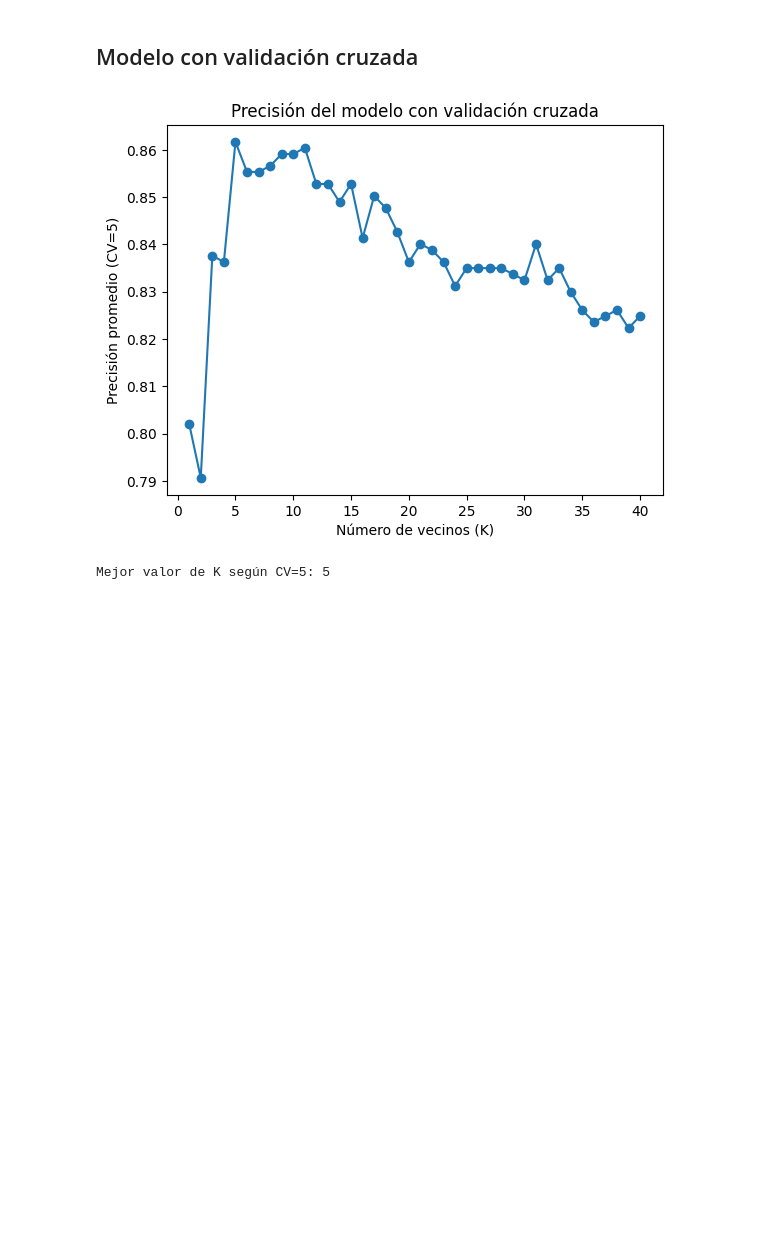
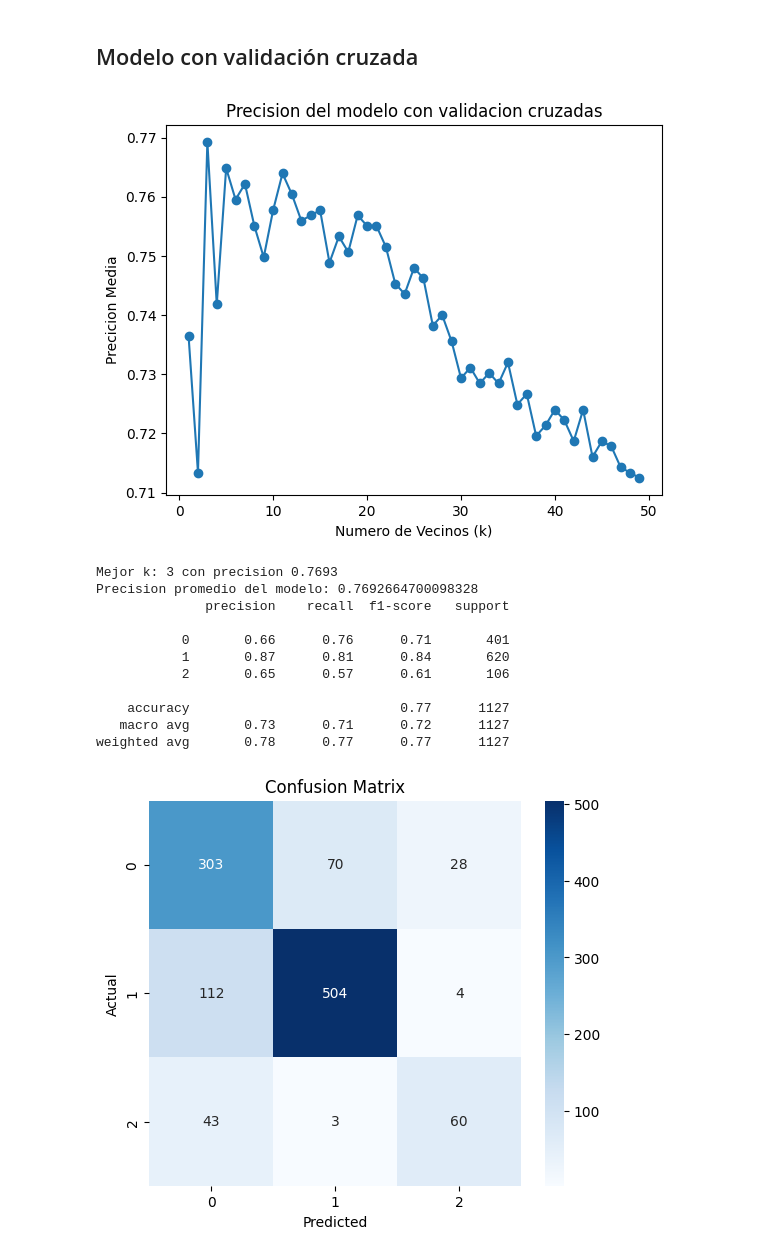
Before and after one commit to DiegoDuaS/KNN, a Jupyter notebook: actividades.ipynb, the cells around one changed output. Cells and saved outputs as stored; diff of their text form; code cells hidden in the pictures; blank space fills up the shorter version.

```diff
--- a/actividades.ipynb
+++ b/actividades.ipynb
@@ -285,16 +285,54 @@ weighted avg       0.87      0.86      0.86       339
 [figure]
 # %% [markdown]
 ## Modelo con validación cruzada
-# %%
-plt.plot(k_values, price_scores, marker='o')
-plt.xlabel('Número de vecinos (K)')
-plt.ylabel('Precisión promedio (CV=5)')
-plt.title('Precisión del modelo con validación cruzada')
-plt.show()
-
-# Mejor K basado en la validación cruzada
-best_k = k_values[np.argmax(price_scores)]
-print(f"Mejor valor de K según CV=5: {best_k}")
-# %% [output]
-[figure, removed]
-Mejor valor de K según CV=5: 5
+# %%
+from sklearn.calibration import cross_val_predict
+from sklearn.metrics import classification_report, confusion_matrix, make_scorer, precision_score
+import seaborn as sns
+
+k_values = range(1, 50)
+cv_accuracies = []
+
+# Loop over different values of K
+for k in k_values:
+    knn = KNeighborsClassifier(n_neighbors=k)
+    scores = cross_val_score(knn, X_knnC, y_knnC, cv=5, scoring="accuracy")
+    cv_accuracies.append(scores.mean())
+best_k = k_values[np.argmax(cv_accuracies)]
+
+plt.plot(k_values, cv_accuracies, marker="o")
+plt.xlabel("Numero de Vecinos (k)")
+plt.ylabel("Precicion Media")
+plt.title("Precision del modelo con validacion cruzadas")
+plt.show()
+
+print(f"Mejor k: {best_k} con precision {max(cv_accuracies):.4f}")
+cv_knn = KNeighborsClassifier(n_neighbors=best_k)
+cv_scores = cross_val_score(cv_knn, X_knnC, y_knnC, cv=5, scoring="accuracy")
+ct_ypred = cross_val_predict(cv_knn, X_knnC, y_knnC, cv=5)
+
+print("Precision promedio del modelo:", cv_scores.mean())
+print(classification_report(y_knnC, ct_ypred))
+cm = confusion_matrix(y_knnC, ct_ypred)
+
+# Matriz de confusion
+plt.figure(figsize=(6, 5))
+sns.heatmap(cm, annot=True, fmt="d", cmap="Blues", xticklabels=np.unique(y_knnC), yticklabels=np.unique(y_knnC))
+plt.xlabel("Predicted")
+plt.ylabel("Actual")
+plt.title("Confusion Matrix")
+plt.show()
+# %% [output]
+[figure, added]
+Mejor k: 3 con precision 0.7693
+Precision promedio del modelo: 0.7692664700098328
+              precision    recall  f1-score   support
+
+           0       0.66      0.76      0.71       401
+           1       0.87      0.81      0.84       620
+           2       0.65      0.57      0.61       106
+
+    accuracy                           0.77      1127
+   macro avg       0.73      0.71      0.72      1127
+weighted avg       0.78      0.77      0.77      1127
+[figure, added]
```
Also changed, not shown: parts of 4 cells of this notebook.
